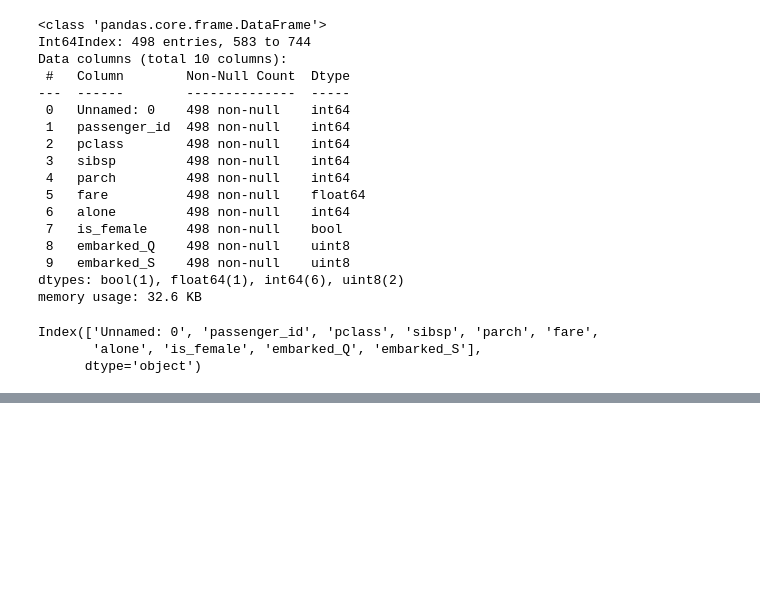
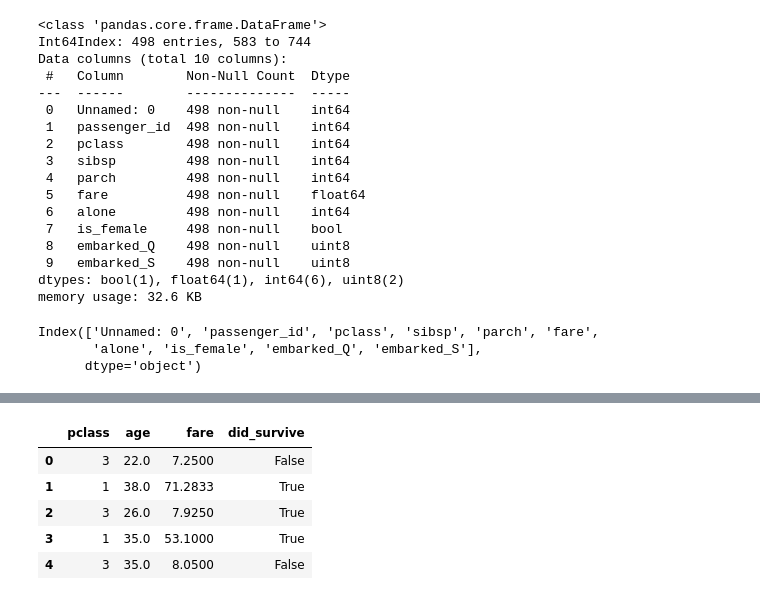
Before and after one commit to CaitlynCarney/git_practice, a Jupyter notebook: classification-exercises/model.ipynb, the cells around one changed output, grey strips where cells are left out. Drawn from its saved outputs; the diff is of its cells as text; code cells hidden in the pictures; blank space fills up the shorter version.

```diff
--- a/classification-exercises/model.ipynb
+++ b/classification-exercises/model.ipynb
@@ -1398,0 +1389,3 @@ TypeError: get_metrics_bin() missing 1 required positional argument: 'y'
+# %%
+df2 = pd.read_csv('titanic_df.csv')
+df2.head()
@@ -1398,0 +1401,3 @@ TypeError: get_metrics_bin() missing 1 required positional argument: 'y'
+# %%
+df2["did_survive"] = df2.survived == 1
+df2.head()
@@ -1398,0 +1411,5 @@ TypeError: get_metrics_bin() missing 1 required positional argument: 'y'
+# %%
+dummy_df2 = pd.get_dummies(df2[["class"]], drop_first=True)
+dummy_df2 = pd.get_dummies(df2[["embark_town"]], drop_first=True)
+dummy_df2 = pd.get_dummies(df2[["embarked"]], drop_first=True)
+dummy_df2.head()
@@ -1398,0 +1423,16 @@ TypeError: get_metrics_bin() missing 1 required positional argument: 'y'
+# %%
+df2 = pd.concat([df2, dummy_df2], axis=1)
+
+# drop the old columns
+new_df2 = df2.drop(columns=["survived", 'class', 'embark_town',
+                        'sex', 'deck', 'embarked', 'Unnamed: 0',
+                       'passenger_id', 'sibsp', 'parch', 'alone',
+                        'embarked_Q', 'embarked_S', 'sex'])
+new_df2.head()
+# %% [output]
+|  | pclass | age | fare | did_survive |
+| 0 | 3 | 22.0 | 7.2500 | False |
+| 1 | 1 | 38.0 | 71.2833 | True |
+| 2 | 3 | 26.0 | 7.9250 | True |
+| 3 | 1 | 35.0 | 53.1000 | True |
+| 4 | 3 | 35.0 | 8.0500 | False |
```
Also changed, not shown: parts of 82 cells of this notebook.
